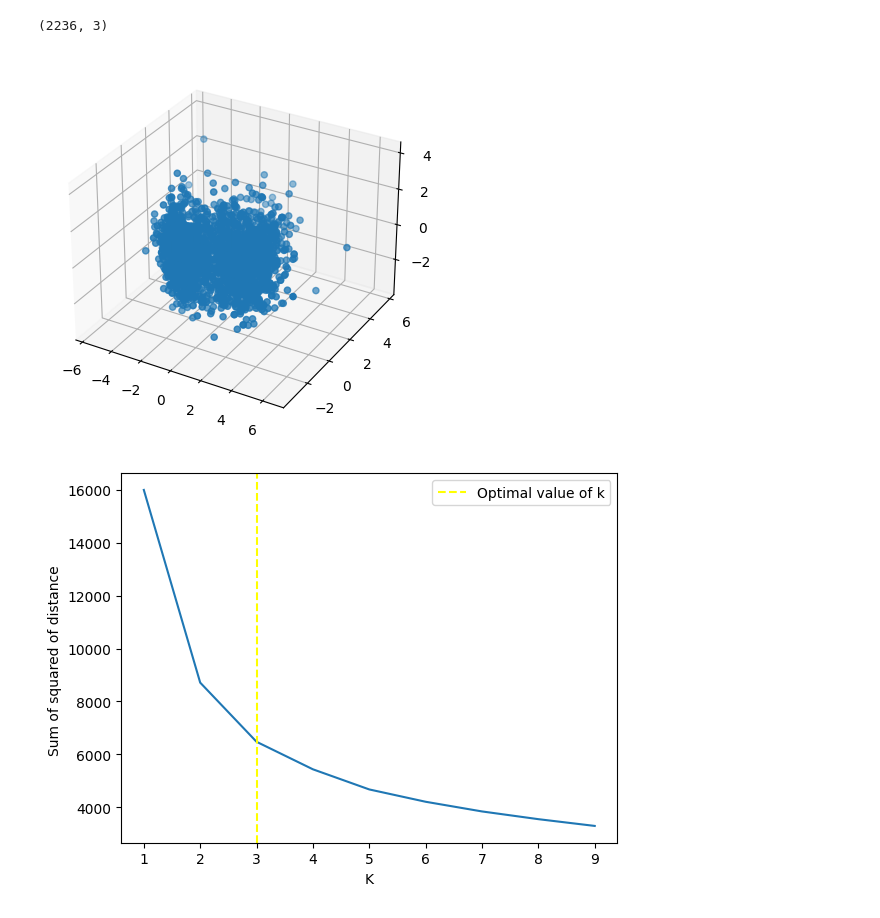
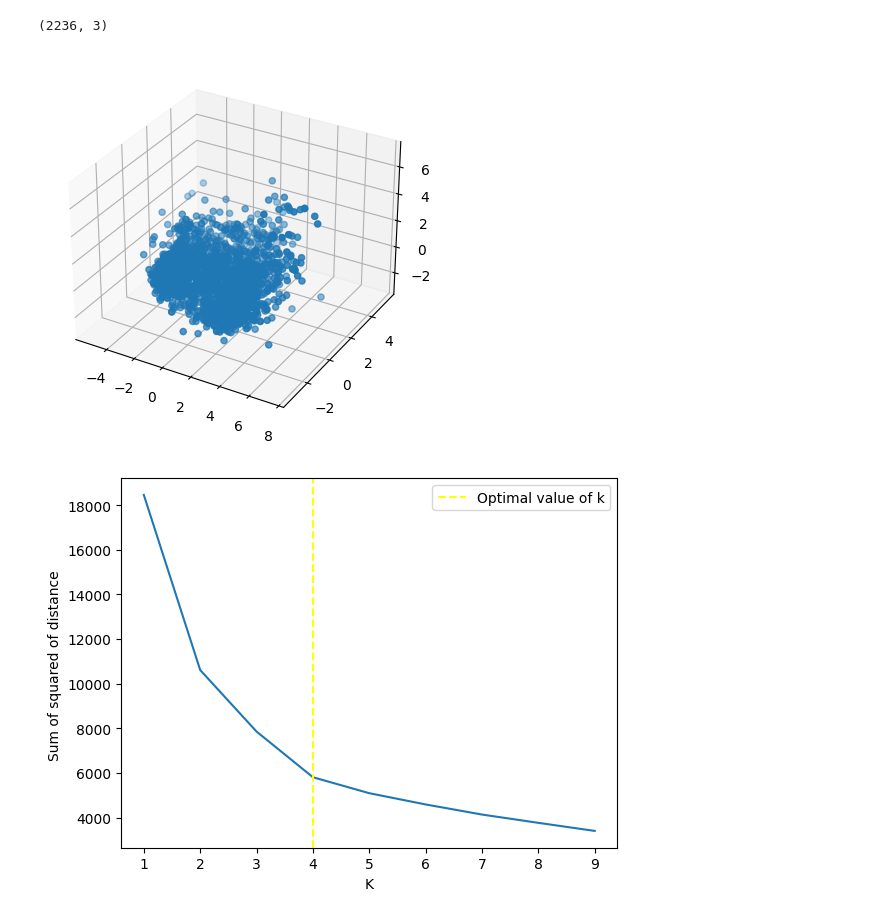
Before and after one commit to dikshaaswal/Kaggle, a Jupyter notebook: customer-personality-analysis.ipynb, the cells around one changed output. Cells and saved outputs as stored; diff of their text form; code cells hidden in the pictures.

```diff
--- a/customer-personality-analysis.ipynb
+++ b/customer-personality-analysis.ipynb
@@ -217,9 +217,6 @@ data.drop('Dt_Customer', inplace = True, axis = 1)
 data.Income.max()
 # %% [output]
 162397.0
-# %%
-columnList = ['AcceptedCmp1', 'AcceptedCmp2', 'AcceptedCmp3', 'AcceptedCmp4', 'AcceptedCmp5', 'Response', 'Z_Revenue', 'Z_CostContact', 'Complain']
-data = data.drop(columns=columnList)
 # %%
 plt.figure(figsize = (8, 4))
 data[numerical_columns].boxplot()
@@ -330,7 +331,7 @@ ax = fig.add_subplot(111, projection = '3d')
 ax.scatter(pca_data['PCA1'],pca_data['PCA2'],pca_data['PCA3'])
 plt.show()
 # %% [output]
-[figure, old version]
+[figure, new version]
 # %%
 sum_square_distance = []
 for i in range (1, 10):
@@ -339,11 +340,11 @@ for i in range (1, 10):
     sum_square_distance.append(kmeans.inertia_)
 # %%
 sns.lineplot(x = range(1, 10), y = sum_square_distance)
-plt.axvline(x = 3, color = 'yellow', linestyle = '--', label = 'Optimal value of k')
+plt.axvline(x = 4, color = 'yellow', linestyle = '--', label = 'Optimal value of k')
 plt.legend()
 plt.xlabel('K')
 plt.ylabel("Sum of squared of distance ")
 plt.show()
 # %% [output]
-[figure, old version]
+[figure, new version]
 # %%
```
Also changed, not shown: parts of 19 cells of this notebook.
